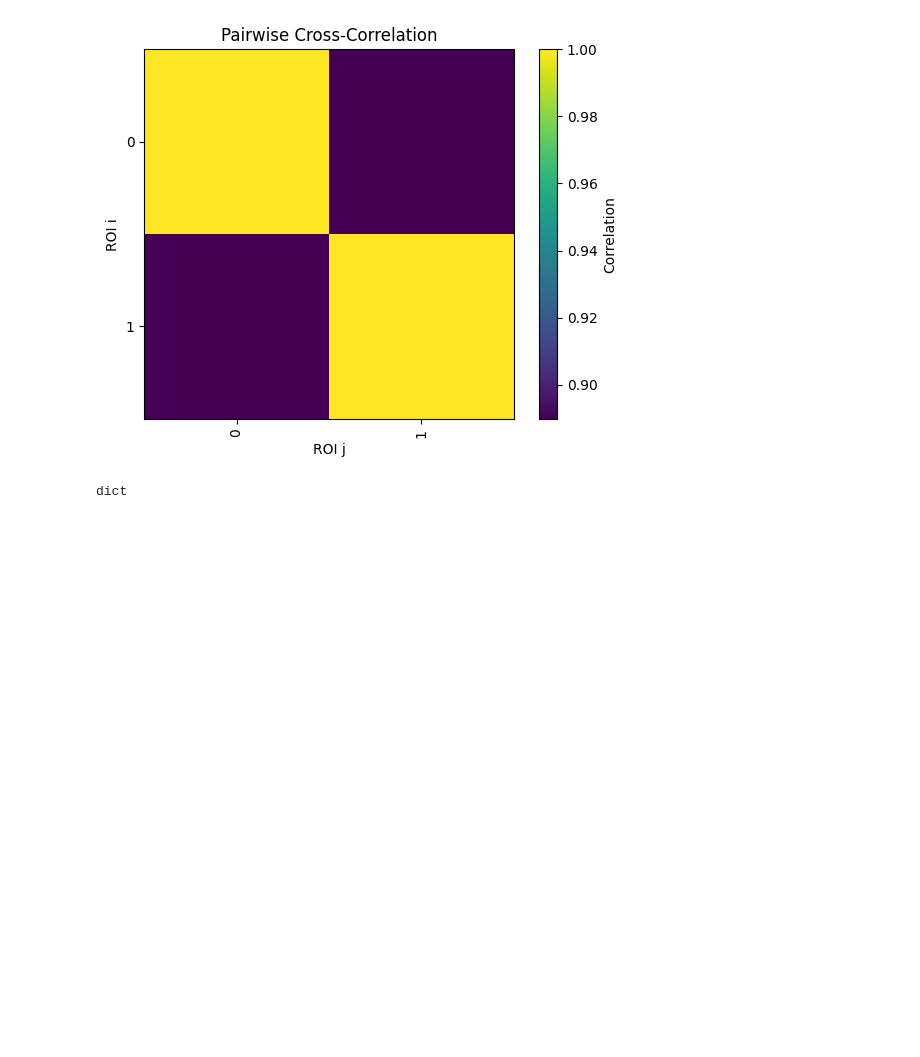
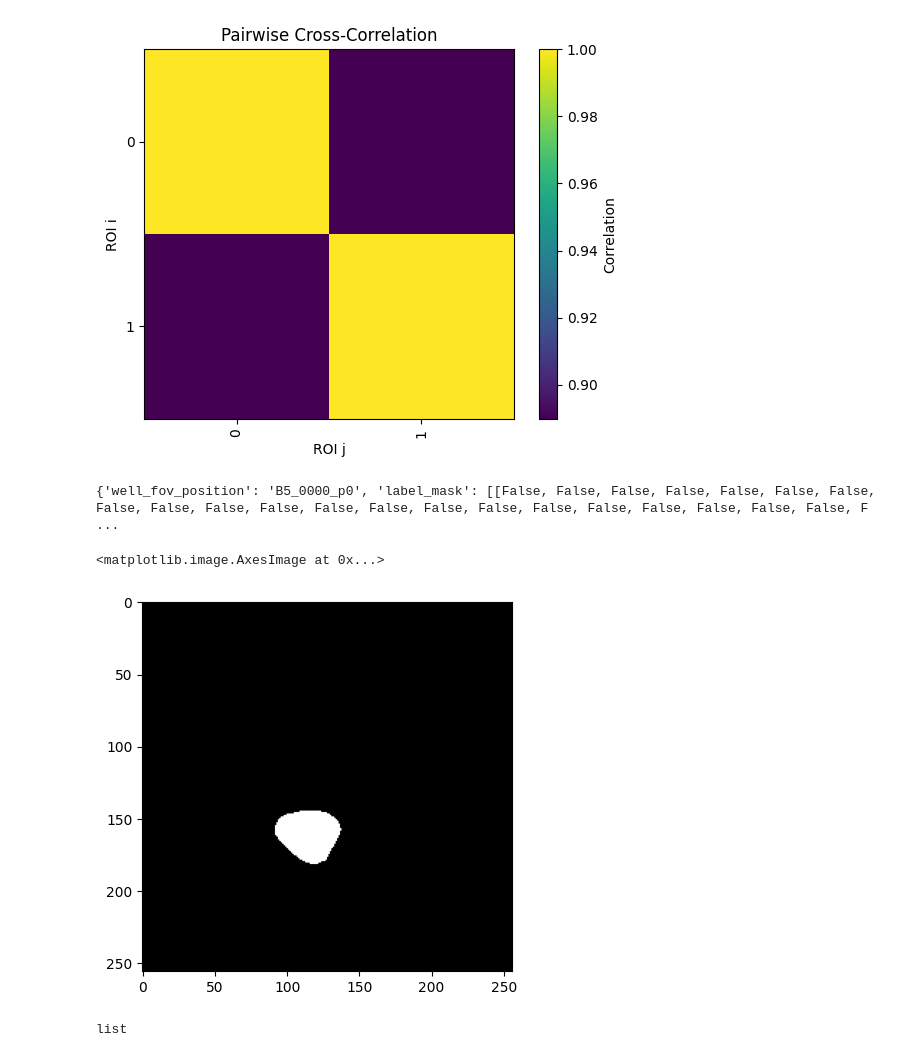
Before and after one commit to fdrgsp/micromanager-gui, a Jupyter notebook: wip.ipynb, the cells around one changed output. Cells and saved outputs as stored; diff of their text form; code cells hidden in the pictures; blank space fills up the shorter version.

```diff
--- a/wip.ipynb
+++ b/wip.ipynb
@@ -552,13 +552,20 @@ plt.show()
 # %%
 from typing import cast
 import json
 from micromanager_gui._plate_viewer._util import ROIData
+import matplotlib.pyplot as plt
 p_json_path = "/Users/fdrgsp/Desktop/t/B5_0000_p0.json"
 with open(p_json_path) as f:
     p_json_data = cast(dict, json.load(f))
     roi_dict = p_json_data["1"]
-    roi_data = cast(ROIData, ROIData(**roi_dict))
+    print(roi_dict)
+    roi_data = ROIData(**roi_dict)
+
+plt.imshow(roi_data.label_mask, cmap="gray")
+# %% [output]
+{'well_fov_position': 'B5_0000_p0', 'label_mask': [[False, False, False, False, False, False, False, False, False, False, False, False, False, False, False, False, False, False, False, False, False, F ...
+<matplotlib.image.AxesImage at 0x...>
+[figure, added]
 # %%
-type(p_json_data['1'])
 # %% [output]
-dict
+list
```
Also changed, not shown: 3 other files.
